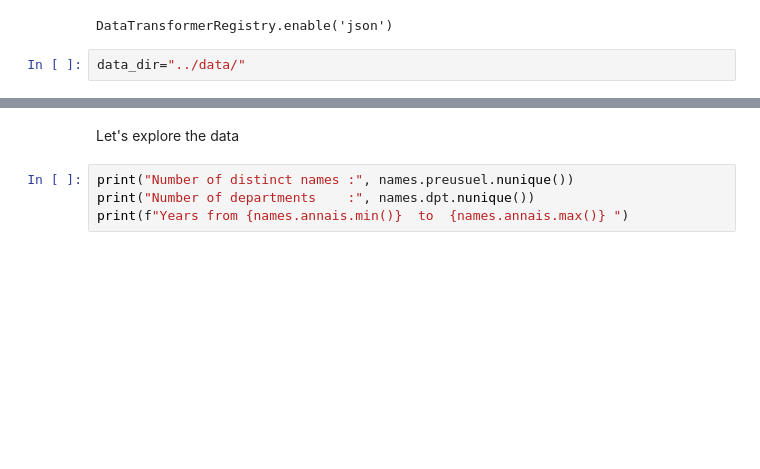
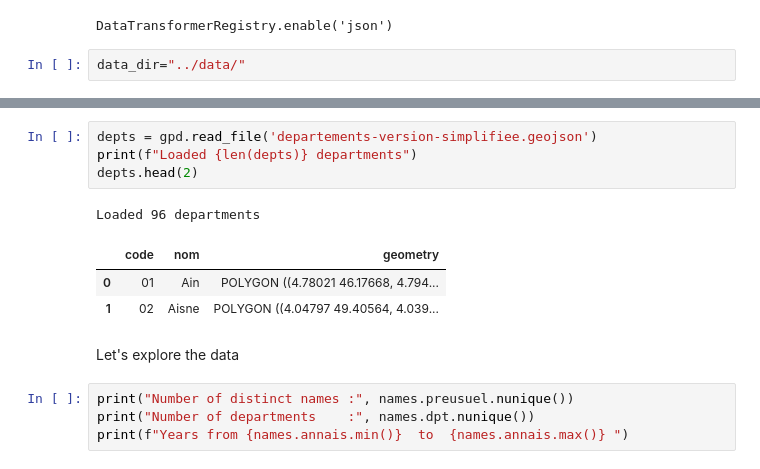
Before and after one commit to inptensib/infoviz-baby-names, a Jupyter notebook: notebooks/Visualization-2.ipynb, the cells around one changed output, grey strips where cells are left out. Drawn from its saved outputs; the diff is of its cells as text; blank space fills up the shorter version.

```diff
--- a/notebooks/Visualization-2.ipynb
+++ b/notebooks/Visualization-2.ipynb
@@ -25,3 +27,12 @@ names.sample(5)
+# %%
+depts = gpd.read_file('departements-version-simplifiee.geojson')
+print(f"Loaded {len(depts)} departments")
+depts.head(2)
+# %% [output]
+Loaded 96 departments
+|  | code | nom | geometry |
+| 0 | 01 | Ain | POLYGON ((4.78021 46.17668, 4.794... |
+| 1 | 02 | Aisne | POLYGON ((4.04797 49.40564, 4.039... |
 # %% [markdown]
 Let's explore the data
 # %%
```
Also changed, not shown: parts of 9 cells of this notebook.
